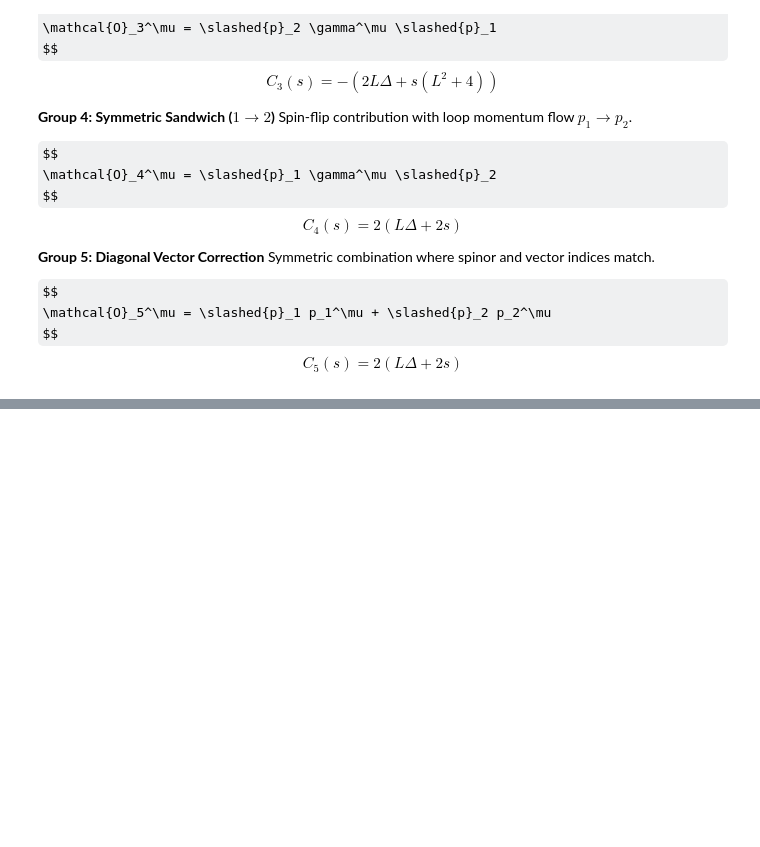
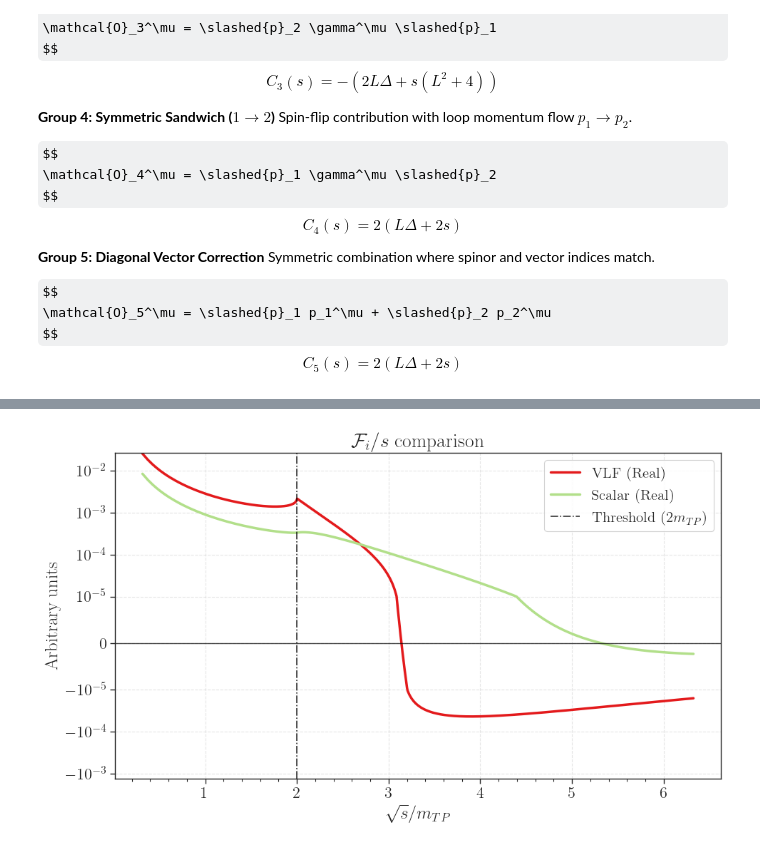
Before and after one commit to viniciusrocca/EFT_ToyModel, a Jupyter notebook: Plots/FormFactor_VLF.ipynb, the cells around one changed output, grey strips where cells are left out. Cells and saved outputs as stored; diff of their text form; code cells hidden in the pictures; some formulas as TeX source; blank space fills up the shorter version.

```diff
--- a/Plots/FormFactor_VLF.ipynb
+++ b/Plots/FormFactor_VLF.ipynb
@@ -1235,0 +1228,68 @@ plt.show()
+# %%
+
+
+def breit_wigner(x, M_T, Gamma=20.0):
+    """Calculates the relativistic Breit-Wigner shape."""
+    s_hat = (x * M_T)**2
+    M_res = 2.0 * M_T
+    denominator = (s_hat - M_res**2)**2 + (M_res * Gamma)**2
+    return 1.0 / denominator
+
+# --- Parameters ---
+M_T = m = 1000.0
+s_values = np.linspace(0.1 * m**2, 40 * m**2, 1000)
+x_axis = np.sqrt(s_values) / m
+
+# --- Vectorized Complex Kinematics ---
+Delta = np.lib.scimath.sqrt(s_values * (s_values - 4 * m**2))
+numerator = Delta + 2 * m**2 - s_values
+L = np.lib.scimath.log(numerator / (2 * m**2))
+
+# 1. VLF Contribution
+term1_vlf = s_values * (s_values - (m**2 * L**2))
+term2_vlf = s_values * L * Delta
+vlf_res = 1e10 * (term1_vlf + term2_vlf) / s_values**4
+
+# 2. Scalar Contribution
+term1_scalar = L * (m**2 * L + Delta)
+term2_scalar = 3 * s_values
+scalar_res = 1e10 * (term1_scalar + term2_scalar) / s_values**3
+
+# --- Visualization ---
+plt.figure(figsize=(10, 6))
+
+# Z' Resonance (Normalized back to the shared axis)
+y_vals = breit_wigner(x_axis, M_T, Gamma=20.0)
+y_normalized =  y_vals
+#plt.plot(x_axis, y_normalized, color=colors[1], linewidth=2.5, alpha=1, label=r'$Z^\prime$ (Normalized)')
+
+# VLF and Scalar Curves (Real Only)
+plt.plot(x_axis, vlf_res.real, label='VLF (Real)', color=colors[5], linestyle='-', linewidth=2.5)
+plt.plot(x_axis, scalar_res.real, label='Scalar (Real)', color=colors[2], linestyle='-', linewidth=2.5)
+
+# Formatting
+plt.axvline(2.0, color='black', linestyle='-.', alpha=0.8, label=r'Threshold ($2m_{TP}$)')
+plt.axhline(0.0, color='black', linewidth=1, alpha=0.7) # Zero baseline
+
+
+plt.title(r'$\mathcal{F}_i/s$ comparison', fontsize=20)
+plt.xlabel(r'$\sqrt{s}/m_{TP}$', fontsize=18)
+plt.ylabel('Arbitrary units', fontsize=18)
+plt.legend(fontsize=15, loc='upper right', framealpha=0.9)
+
+
+plt.tick_params(axis='both', which='major', labelsize=16)
+
+
+plt.grid(True, alpha=0.5, linestyle='--')
+plt.yscale('symlog', linthresh=1e-5)
+#plt.ylim([-1e-14, 3e-12])
+
+minor_tick_locations = np.arange(0.0, 6.0, 0.2)
+plt.gca().xaxis.set_minor_locator(FixedLocator(minor_tick_locations))
+plt.tight_layout()
+plt.savefig('Form_Factor_real_spinFlip.png')
+
+plt.show()
+# %% [output]
+[figure, added]
```
Also changed, not shown: parts of 10 cells of this notebook, 1 other file.
